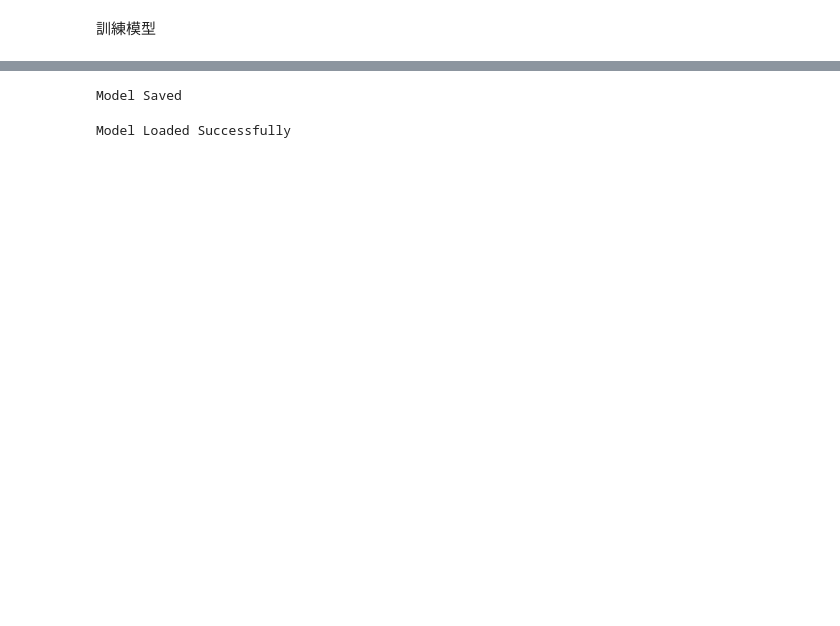
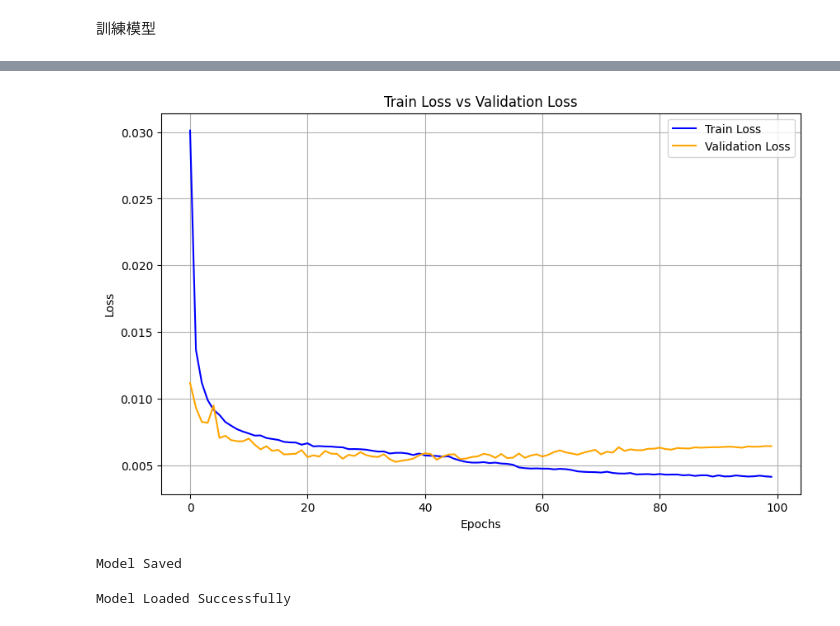
Before and after one commit to yubanghuang/2024_AI_CUP, a Jupyter notebook: Code/LSTM_Reg_Train.ipynb, the cells around one changed output, grey strips where cells are left out. Cells and saved outputs as stored; diff of their text form; code cells hidden in the pictures; blank space fills up the shorter version.

```diff
--- a/Code/LSTM_Reg_Train.ipynb
+++ b/Code/LSTM_Reg_Train.ipynb
@@ -2,18 +2,21 @@
 訓練模型
 # %%
 #%%
+import tensorflow as tf
 from keras.models import Sequential
 from keras.models import load_model, save_model
 from keras.layers import LSTM, Dense, Dropout, BatchNormalization, Bidirectional
 from keras.optimizers import Adam
 from keras import backend as K
+from keras.callbacks import ReduceLROnPlateau, Callback
 
 from sklearn.linear_model import LinearRegression, Lasso, Ridge, ElasticNet
-from sklearn.preprocessing import PolynomialFeatures
+from sklearn.preprocessing import PolynomialFeatures, FunctionTransformer
 from sklearn.pipeline import make_pipeline
 from sklearn.decomposition import PCA
-from sklearn.model_selection import cross_val_score
-from sklearn.preprocessing import StandardScaler, MinMaxScaler
+from sklearn.model_selection import cross_val_score, train_test_split
+from sklearn.preprocessing import StandardScaler, MinMaxScaler, OneHotEncoder
+from sklearn.compose import ColumnTransformer
 
 import joblib
 from datetime import datetime, timedelta
@@ -24,6 +27,4 @@ import os
 #載入訓練資料
 device = 'L4'
 SourceData = pd.read_csv(f"..//Data//MergedSorted//{device}_Merged_Sorted.csv")
-SourceData.dropna(inplace=True)
-SourceData.reset_index(inplace=True)
 # %%
@@ -171,5 +184,13 @@ Non-trainable params: 0
 _________________________________________________________________
 # %%
 #開始訓練
-regressor.fit(X_train, y_train, epochs = 50, batch_size = 32)
+
+history = regressor.fit(
+    X_train,
+    y_train,
+    epochs = 100,
+    batch_size = 32,
+    validation_split=0.2,
+    callbacks=[reduce_lr],
+    )
 # %% [output]
@@ -193,3 +214,22 @@ Epoch 20/50
+# %%
+import matplotlib.pyplot as plt
+
+
+train_loss = history.history['loss']
+val_loss = history.history['val_loss']
+
+
+plt.figure(figsize=(10, 6))
+plt.plot(train_loss, label='Train Loss', color='blue')
+plt.plot(val_loss, label='Validation Loss', color='orange')
+plt.title('Train Loss vs Validation Loss')
+plt.xlabel('Epochs')
+plt.ylabel('Loss')
+plt.legend()
+plt.grid(True)
+plt.show()
+# %% [output]
+[figure, added]
 # %%
 #保存模型
 model_path = f'..//Model//WheatherLSTM_{device}.h5'
```
Also changed, not shown: parts of 14 cells of this notebook, 57 other files.
